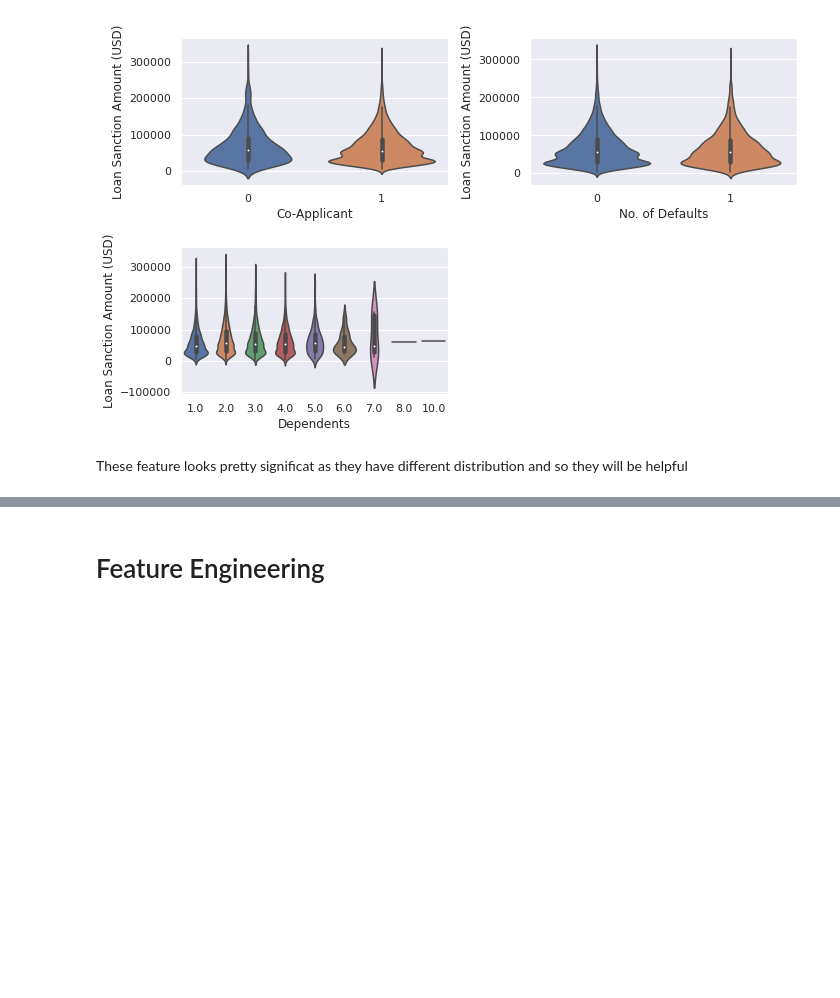
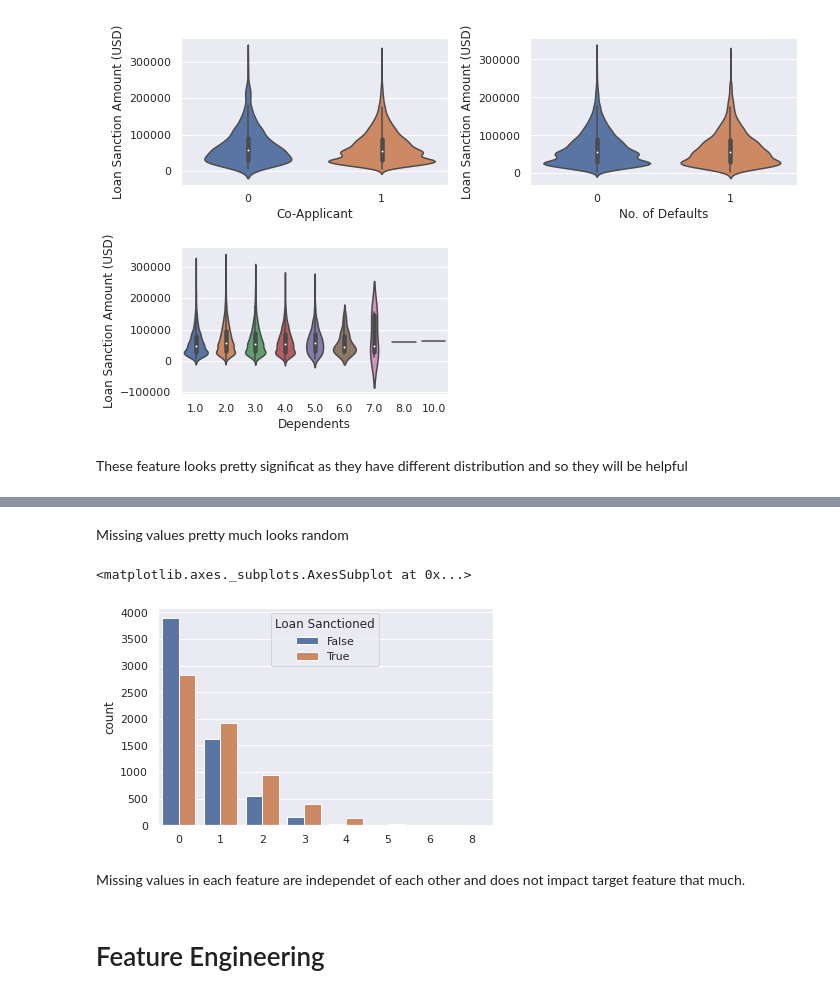
Before and after one commit to shoabahamed/kaggle_notebooks, a Jupyter notebook: classification_regression.ipynb, the cells around one changed output, grey strips where cells are left out. Drawn from its saved outputs; the diff is of its cells as text; code cells hidden in the pictures; blank space fills up the shorter version.

```diff
--- a/classification_regression.ipynb
+++ b/classification_regression.ipynb
@@ -1136,3 +1242,20 @@ These feature looks pretty significat as they have different distribution and so
+# %% [markdown]
+Missing values pretty much looks random
+# %%
+# look into it more
+# taking equal amount of true and False to compare easity
+false_values = train_set[train_set['Loan Sanctioned'] == False]
+true_values = train_set[train_set["Loan Sanctioned"] == True].sample(false_values.shape[0])
+temp_df = pd.concat([false_values, true_values])
+
+missing_per_row = temp_df.isnull().sum(axis=1)
+
+sns.countplot(x=missing_per_row, hue=temp_df['Loan Sanctioned'])
+# %% [output]
+<matplotlib.axes._subplots.AxesSubplot at 0x...>
+[figure, added]
+# %% [markdown]
+<p>Missing values in each feature are independet of each other and does not impact target feature that much. </p>
 # %% [markdown]
 # Feature Engineering
 # %% [markdown]
```
Also changed, not shown: parts of 23 cells of this notebook.
